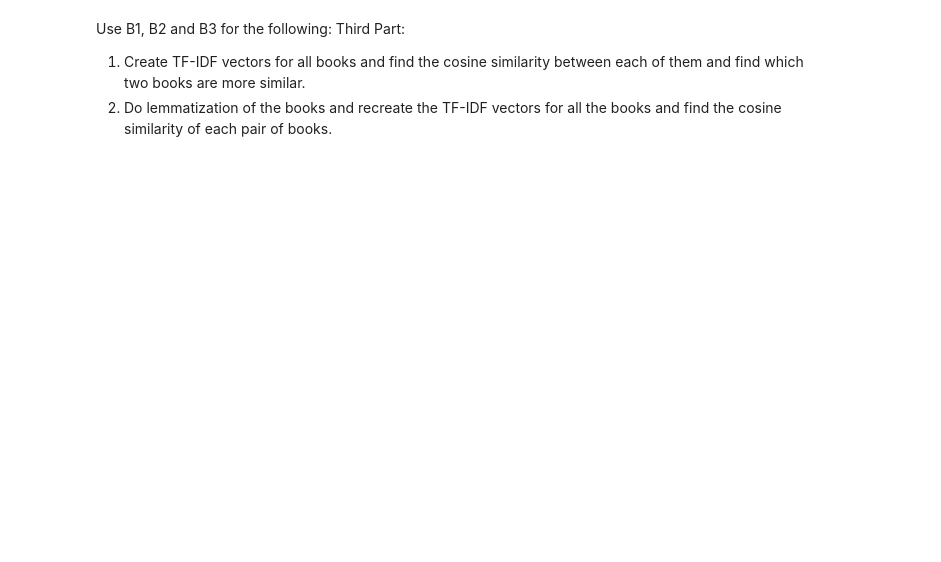
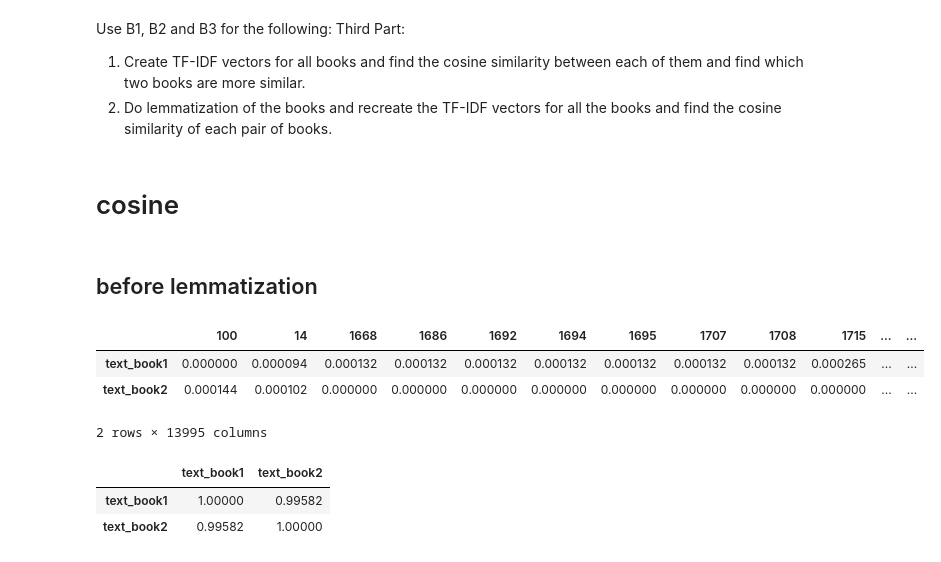
Before and after one commit to Rishabhsahu325/NLP_projectRound2, a Jupyter notebook: Round2.ipynb, the cells around one changed output. Drawn from its saved outputs; the diff is of its cells as text; code cells hidden in the pictures; blank space fills up the shorter version.

```diff
--- a/Round2.ipynb
+++ b/Round2.ipynb
@@ -22,6 +58,9 @@ with open('pg66677.txt', 'r',encoding='utf-8') as f:
 
 with open('pg66678.txt', 'r',encoding='utf-8') as f:
     text_book2 = ''.join(f.readlines())
+
+with open('pg66969.txt', 'r',encoding='utf-8') as f:
+    text_book3 = ''.join(f.readlines())
 # %%
 text_book1 = remove_useless_text(text_book1)
 text_book2= remove_useless_text(text_book2)
@@ -102,3 +365,38 @@ Recognise all Persons, Location, Organisation (Types given in Fig 22.1) in book.
 Use B1, B2 and B3 for the following: Third Part:
 1. Create TF-IDF vectors for all books and find the cosine similarity between each of them and find which two books are more similar.
 2. Do lemmatization of the books and recreate the TF-IDF vectors for all the books and find the cosine similarity of each pair of books.
+# %% [markdown]
+# cosine
+# %% [markdown]
+## before lemmatization
+# %%
+data = [text_book1,text_book2]
+# %%
+import pandas as pd
+
+def create_dataframe(matrix, tokens):
+
+    doc_names = [f'text_book{i+1}' for i, _ in enumerate(matrix)]
+    df = pd.DataFrame(data=matrix, index=doc_names, columns=tokens)
+    return(df)
+# %%
+from sklearn.feature_extraction.text import TfidfVectorizer
+
+Tfidf_vect = TfidfVectorizer()
+vector_matrix = Tfidf_vect.fit_transform(data)
+
+tokens = Tfidf_vect.get_feature_names()
+create_dataframe(vector_matrix.toarray(),tokens)
+# %% [output]
+|  | 100 | 14 | 1668 | 1686 | 1692 | 1694 | 1695 | 1707 | 1708 | 1715 | ... | ... |
+| text_book1 | 0.000000 | 0.000094 | 0.000132 | 0.000132 | 0.000132 | 0.000132 | 0.000132 | 0.000132 | 0.000132 | 0.000265 | ... | ... |
+| text_book2 | 0.000144 | 0.000102 | 0.000000 | 0.000000 | 0.000000 | 0.000000 | 0.000000 | 0.000000 | 0.000000 | 0.000000 | ... | ... |
+2 rows × 13995 columns
+# %%
+from sklearn.metrics.pairwise import cosine_similarity
+cosine_similarity_matrix = cosine_similarity(vector_matrix)
+create_dataframe(cosine_similarity_matrix,['text_book1','text_book2'])
+# %% [output]
+|  | text_book1 | text_book2 |
+| text_book1 | 1.00000 | 0.99582 |
+| text_book2 | 0.99582 | 1.00000 |
```
Also changed, not shown: parts of 49 cells of this notebook, 2 other files.
